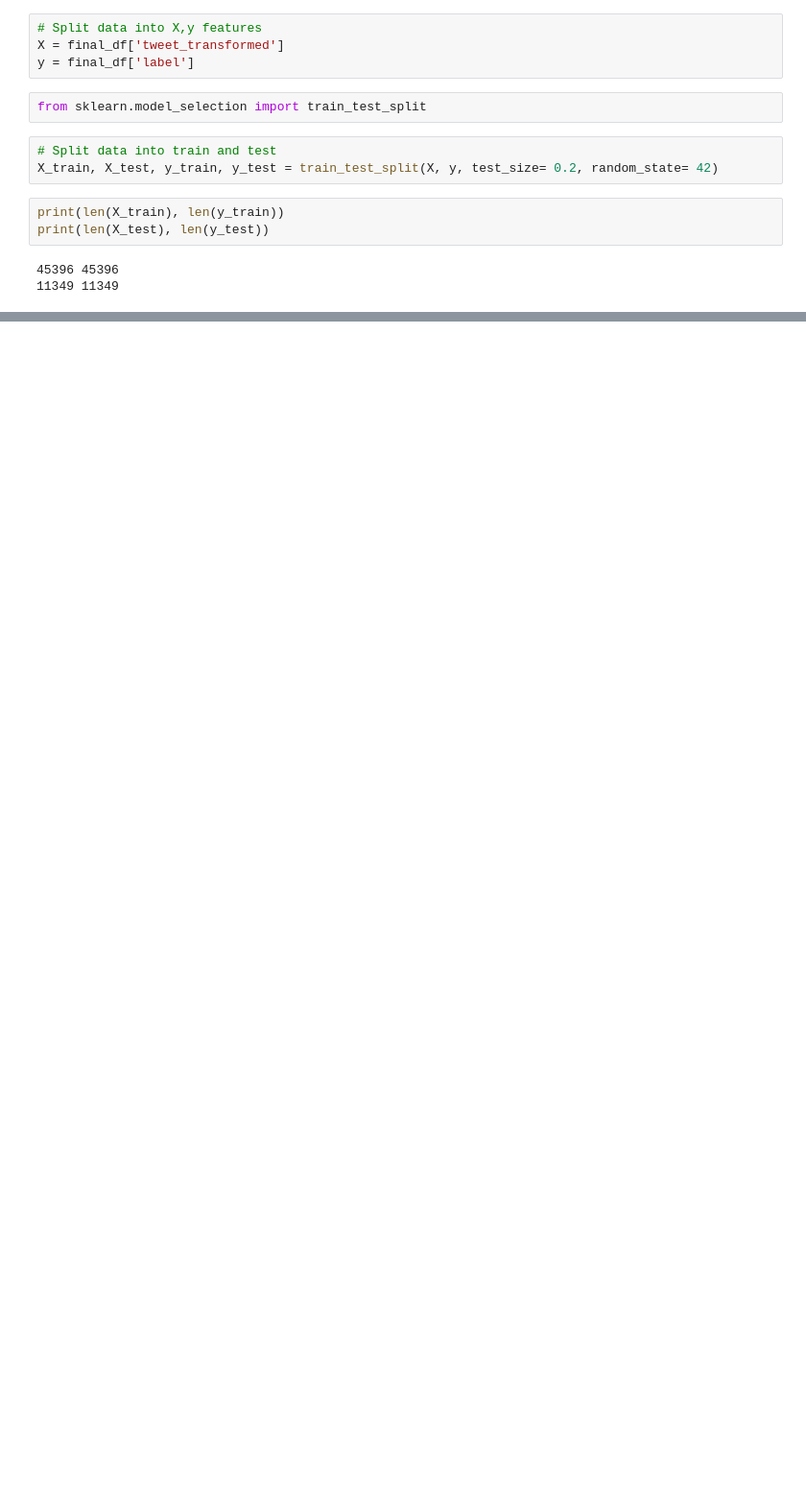
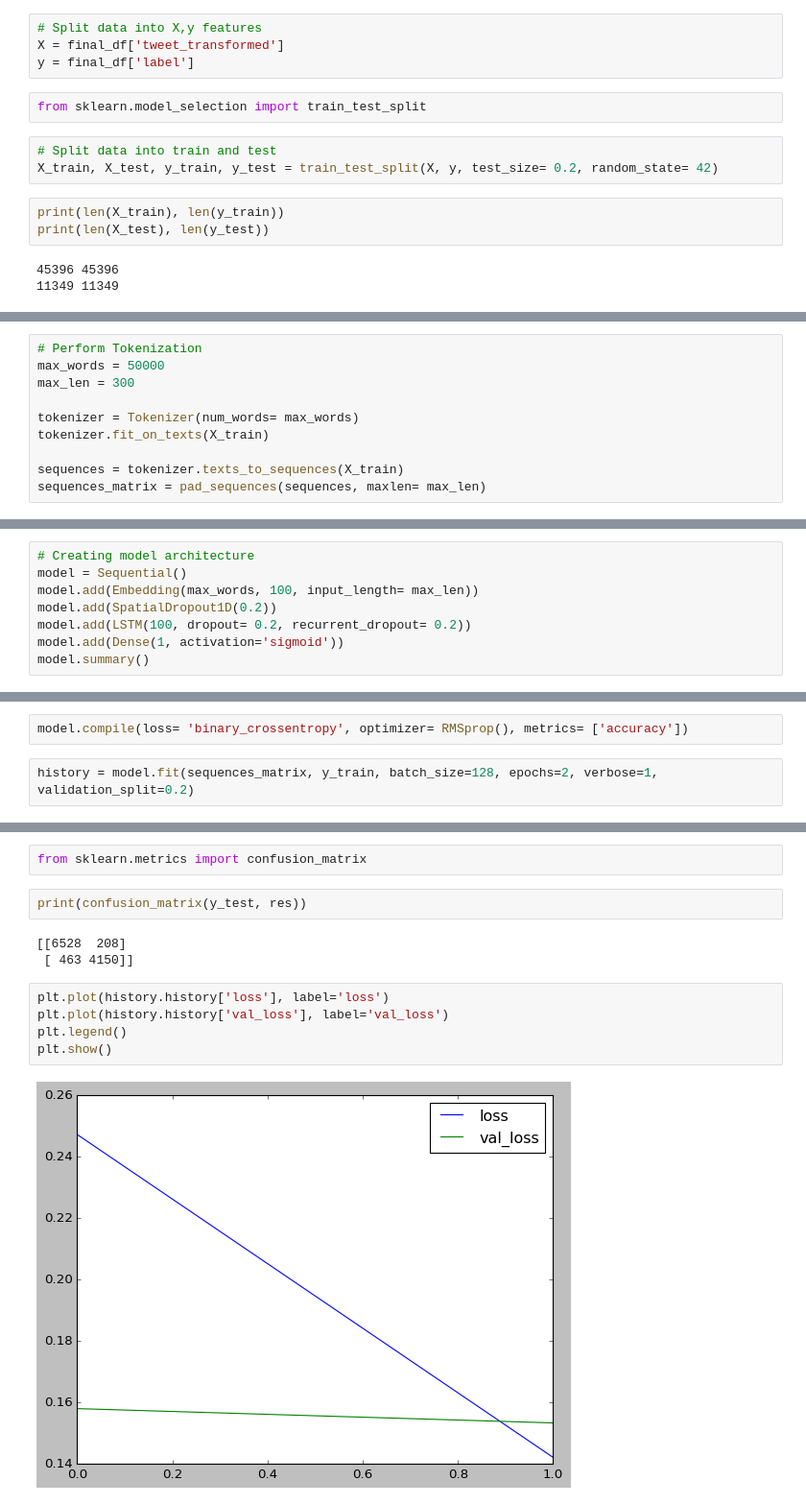
Before and after one commit to M-Hamza380/Hate-Speech-DL-Project, a Jupyter notebook: notebook/model_building.ipynb, the cells around one changed output, grey strips where cells are left out. Shown at 96% size. Drawn from its saved outputs; the diff is of its cells as text; blank space fills up the shorter version.

Commit message:
working on model building

```diff
--- a/notebook/model_building.ipynb
+++ b/notebook/model_building.ipynb
@@ -659,0 +664,10 @@ print(len(X_test), len(y_test))
+# %%
+# Perform Tokenization
+max_words = 50000
+max_len = 300
+
+tokenizer = Tokenizer(num_words= max_words)
+tokenizer.fit_on_texts(X_train)
+
+sequences = tokenizer.texts_to_sequences(X_train)
+sequences_matrix = pad_sequences(sequences, maxlen= max_len)
@@ -659,0 +679,8 @@ print(len(X_test), len(y_test))
+# %%
+# Creating model architecture
+model = Sequential()
+model.add(Embedding(max_words, 100, input_length= max_len))
+model.add(SpatialDropout1D(0.2))
+model.add(LSTM(100, dropout= 0.2, recurrent_dropout= 0.2))
+model.add(Dense(1, activation='sigmoid'))
+model.summary()
@@ -659,0 +706,4 @@ print(len(X_test), len(y_test))
+# %%
+model.compile(loss= 'binary_crossentropy', optimizer= RMSprop(), metrics= ['accuracy'])
+# %%
+history = model.fit(sequences_matrix, y_train, batch_size=128, epochs=2, verbose=1, validation_split=0.2)
@@ -659,0 +742,14 @@ print(len(X_test), len(y_test))
+# %%
+from sklearn.metrics import confusion_matrix
+# %%
+print(confusion_matrix(y_test, res))
+# %% [output]
+[[6528  208]
+ [ 463 4150]]
+# %%
+plt.plot(history.history['loss'], label='loss')
+plt.plot(history.history['val_loss'], label='val_loss')
+plt.legend()
+plt.show()
+# %% [output]
+[figure, added]
```
Also changed, not shown: parts of 29 cells of this notebook.
